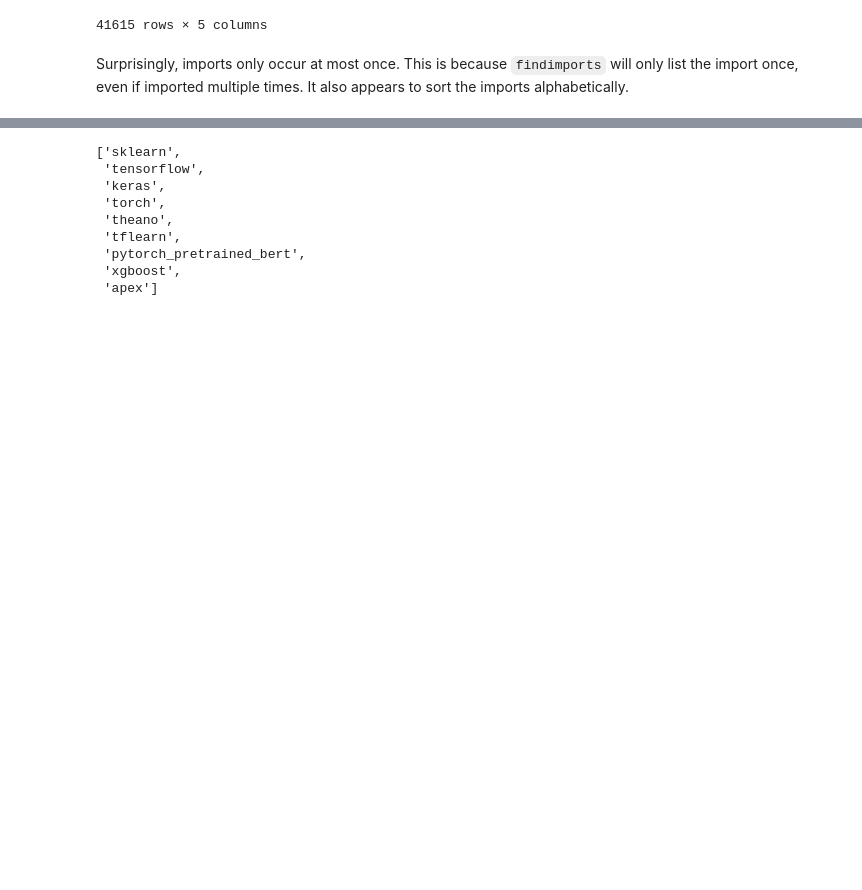
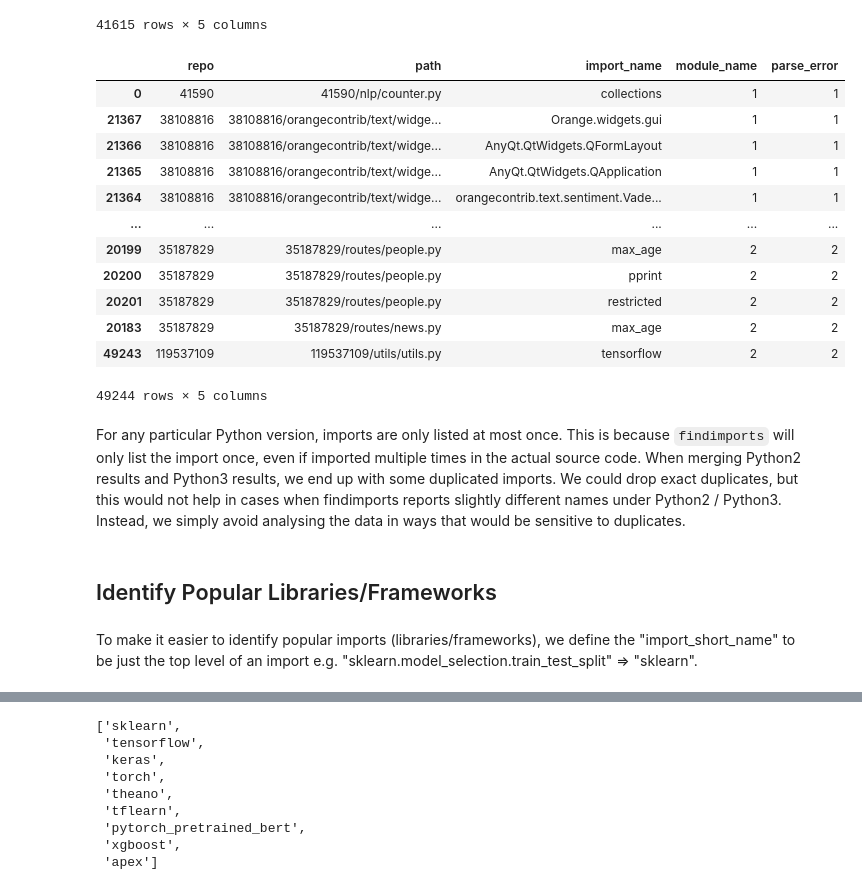
Before and after one commit to a2i2/mining-data-science-repositories, a Jupyter notebook: notebooks/analyse_imports.ipynb, the cells around one changed output, grey strips where cells are left out. Drawn from its saved outputs; the diff is of its cells as text; code cells hidden in the pictures; blank space fills up the shorter version.

```diff
--- a/notebooks/analyse_imports.ipynb
+++ b/notebooks/analyse_imports.ipynb
@@ -286,5 +257,25 @@ import_count(proj_imports3)
 | 13858 | 33648012 | 33648012/rules/emacs/Rust.py | rules.emacs.Cmd.Cmd | 1 | 1 |
 | 41614 | 119537109 | 119537109/utils/utils.py | tensorflow | 1 | 1 |
 41615 rows × 5 columns
-# %% [markdown]
-Surprisingly, imports only occur at most once. This is because `findimports` will only list the import once, even if imported multiple times. It also appears to sort the imports alphabetically.
+# %%
+import_count(proj_imports_all)
+# %% [output]
+|  | repo | path | import_name | module_name | parse_error |
+| 0 | 41590 | 41590/nlp/counter.py | collections | 1 | 1 |
+| 21367 | 38108816 | 38108816/orangecontrib/text/widge... | Orange.widgets.gui | 1 | 1 |
+| 21366 | 38108816 | 38108816/orangecontrib/text/widge... | AnyQt.QtWidgets.QFormLayout | 1 | 1 |
+| 21365 | 38108816 | 38108816/orangecontrib/text/widge... | AnyQt.QtWidgets.QApplication | 1 | 1 |
+| 21364 | 38108816 | 38108816/orangecontrib/text/widge... | orangecontrib.text.sentiment.Vade... | 1 | 1 |
+| ... | ... | ... | ... | ... | ... |
+| 20199 | 35187829 | 35187829/routes/people.py | max_age | 2 | 2 |
+| 20200 | 35187829 | 35187829/routes/people.py | pprint | 2 | 2 |
+| 20201 | 35187829 | 35187829/routes/people.py | restricted | 2 | 2 |
+| 20183 | 35187829 | 35187829/routes/news.py | max_age | 2 | 2 |
+| 49243 | 119537109 | 119537109/utils/utils.py | tensorflow | 2 | 2 |
+49244 rows × 5 columns
+# %% [markdown]
+For any particular Python version, imports are only listed at most once. This is because `findimports` will only list the import once, even if imported multiple times in the actual source code. When merging Python2 results and Python3 results, we end up with some duplicated imports. We could drop exact duplicates, but this would not help in cases when findimports reports slightly different names under Python2 / Python3. Instead, we simply avoid analysing the data in ways that would be sensitive to duplicates.
+# %% [markdown]
+## Identify Popular Libraries/Frameworks
+# %% [markdown]
+To make it easier to identify popular imports (libraries/frameworks), we define the "import_short_name" to be just the top level of an import e.g. "sklearn.model_selection.train_test_split" => "sklearn".
```
Also changed, not shown: parts of 86 cells of this notebook, 2 other files.
